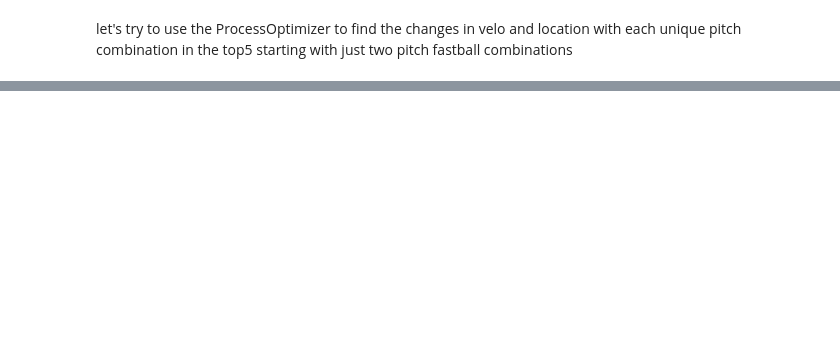
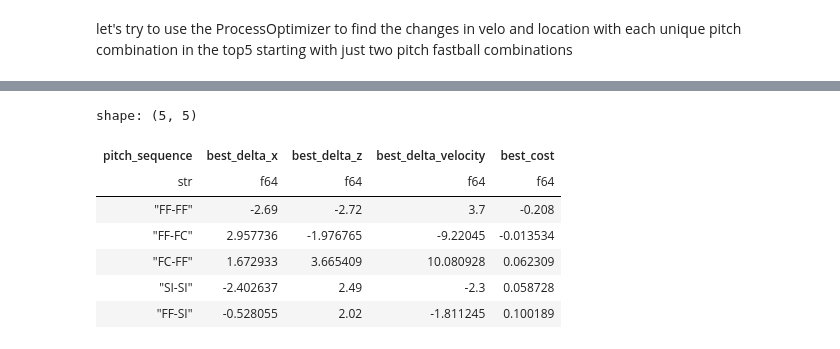
Before and after one commit to drewnano/baseball-learning, a Jupyter notebook: zachwheeler_example.ipynb, the cells around one changed output, grey strips where cells are left out. Drawn from its saved outputs; the diff is of its cells as text; code cells hidden in the pictures; blank space fills up the shorter version.

Commit message:
added loop to go through top 5 pitches

```diff
--- a/zachwheeler_example.ipynb
+++ b/zachwheeler_example.ipynb
@@ -360,0 +290,78 @@ Current minimum: -0.0747
+# %%
+# for each of the top-5 two pitch sequences at the end of at-bats, run the optimizer
+# initiate empty dataframe to store results for each sequence optimizer run
+resultsdf = pl.DataFrame({
+    'pitch_sequence': pl.Series([], dtype=pl.Utf8),
+    'best_delta_x': pl.Series([], dtype=pl.Float64),
+    'best_delta_z': pl.Series([], dtype=pl.Float64),
+    'best_delta_velocity': pl.Series([], dtype=pl.Float64),
+    'best_cost': pl.Series([], dtype=pl.Float64)
+})
+
+for seq in unique_sequences:
+    logger.info(f"Running optimizer for sequence: {seq}")
+    try:
+        # get tolerances for this sequence
+        tolerances = tolerances_summary.filter(pl.col('pitch_sequence') == seq)
+        # get sequences_df for this sequence
+        sequences_df_seq = sequences_df.filter(pl.col('pitch_sequence') == seq)
+
+        # for now, the tolerances is 3x the standard deviation of each delta
+        tol_x = tolerances['std_delta_x'][0] * 3
+        tol_z = tolerances['std_delta_z'][0] * 3
+        tol_velocity = tolerances['std_delta_velocity'][0] * 3
+        tolerances_list = [tol_x, tol_z, tol_velocity]
+
+        # define the objective function wrapper
+        def objective(params):
+            return cost_function_contact_quality(params, sequences_df_seq, tolerances_list)
+
+        # initial guess
+        x0 = [
+            tolerances['mean_delta_x'][0],
+            tolerances['mean_delta_z'][0],
+            tolerances['mean_delta_velocity'][0]
+        ]
+
+        # run the optimizer
+        result = gp_minimize(
+            objective,
+            dimensions=[
+                Real(tolerances['min_delta_x'][0], tolerances['max_delta_x'][0], name='delta_plate_x'),
+                Real(tolerances['min_delta_z'][0], tolerances['max_delta_z'][0], name='delta_plate_z'),
+                Real(tolerances['min_delta_velocity'][0], tolerances['max_delta_velocity'][0], name='delta_velocity'),
+            ],
+            n_calls=50,
+            x0=x0
+        )
+
+        best_params = result.x
+        best_cost = float(result.fun)
+
+        logger.info(f"Best parameters for sequence {seq}: {best_params}")
+        logger.info(f"Best cost for sequence {seq}: {best_cost}")
+
+        # append to resultsdf
+        row = pl.DataFrame({
+            'pitch_sequence': [seq],
+            'best_delta_x': [float(best_params[0])],
+            'best_delta_z': [float(best_params[1])],
+            'best_delta_velocity': [float(best_params[2])],
+            'best_cost': [best_cost]
+        })
+        resultsdf = resultsdf.vstack(row)
+
+    except Exception as e:
+        logger.exception(f"Optimizer failed for sequence {seq}: {e}")
+        continue
+
+resultsdf
+# %% [output]
+shape: (5, 5)
+| pitch_sequence | best_delta_x | best_delta_z | best_delta_velocity | best_cost |
+| str | f64 | f64 | f64 | f64 |
+| "FF-FF" | -2.69 | -2.72 | 3.7 | -0.208 |
+| "FF-FC" | 2.957736 | -1.976765 | -9.22045 | -0.013534 |
+| "FC-FF" | 1.672933 | 3.665409 | 10.080928 | 0.062309 |
+| "SI-SI" | -2.402637 | 2.49 | -2.3 | 0.058728 |
+| "FF-SI" | -0.528055 | 2.02 | -1.811245 | 0.100189 |
```
Also changed, not shown: parts of 10 cells of this notebook.
